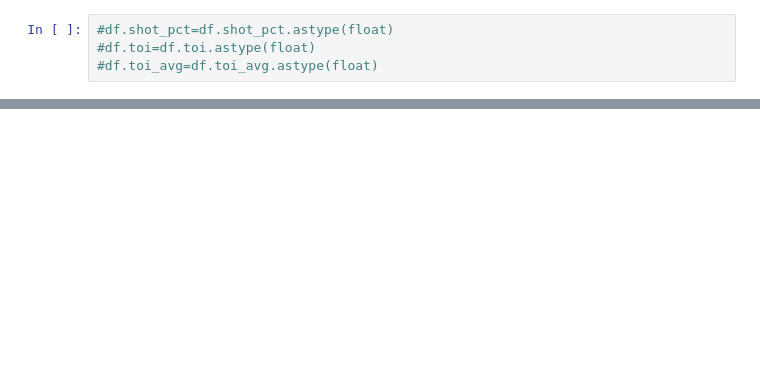
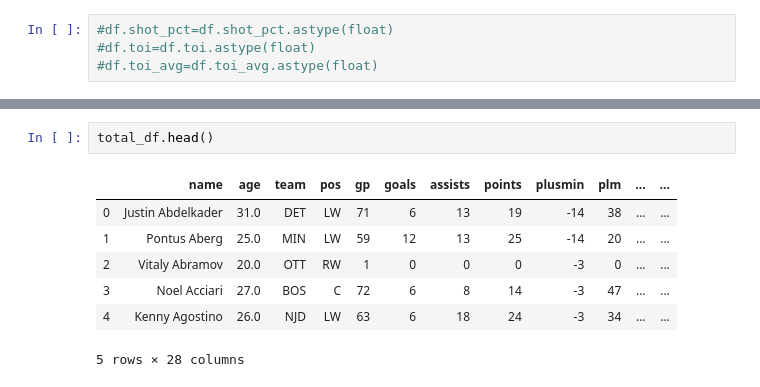
Before and after one commit to ArielJosephCohen/nhl_nba_teammate_effects, a Jupyter notebook: scraper_for_2019_nhl_season.ipynb, the cells around one changed output, grey strips where cells are left out. Drawn from its saved outputs; the diff is of its cells as text; blank space fills up the shorter version.

```diff
--- a/scraper_for_2019_nhl_season.ipynb
+++ b/scraper_for_2019_nhl_season.ipynb
@@ -667,0 +769,10 @@ pre_2019_2.head()
+# %%
+total_df.head()
+# %% [output]
+|  | name | age | team | pos | gp | goals | assists | points | plusmin | plm | ... | ... |
+| 0 | Justin Abdelkader | 31.0 | DET | LW | 71 | 6 | 13 | 19 | -14 | 38 | ... | ... |
+| 1 | Pontus Aberg | 25.0 | MIN | LW | 59 | 12 | 13 | 25 | -14 | 20 | ... | ... |
+| 2 | Vitaly Abramov | 20.0 | OTT | RW | 1 | 0 | 0 | 0 | -3 | 0 | ... | ... |
+| 3 | Noel Acciari | 27.0 | BOS | C | 72 | 6 | 8 | 14 | -3 | 47 | ... | ... |
+| 4 | Kenny Agostino | 26.0 | NJD | LW | 63 | 6 | 18 | 24 | -3 | 34 | ... | ... |
+5 rows × 28 columns
```
Also changed, not shown: parts of 179 cells of this notebook, 3 other files.
